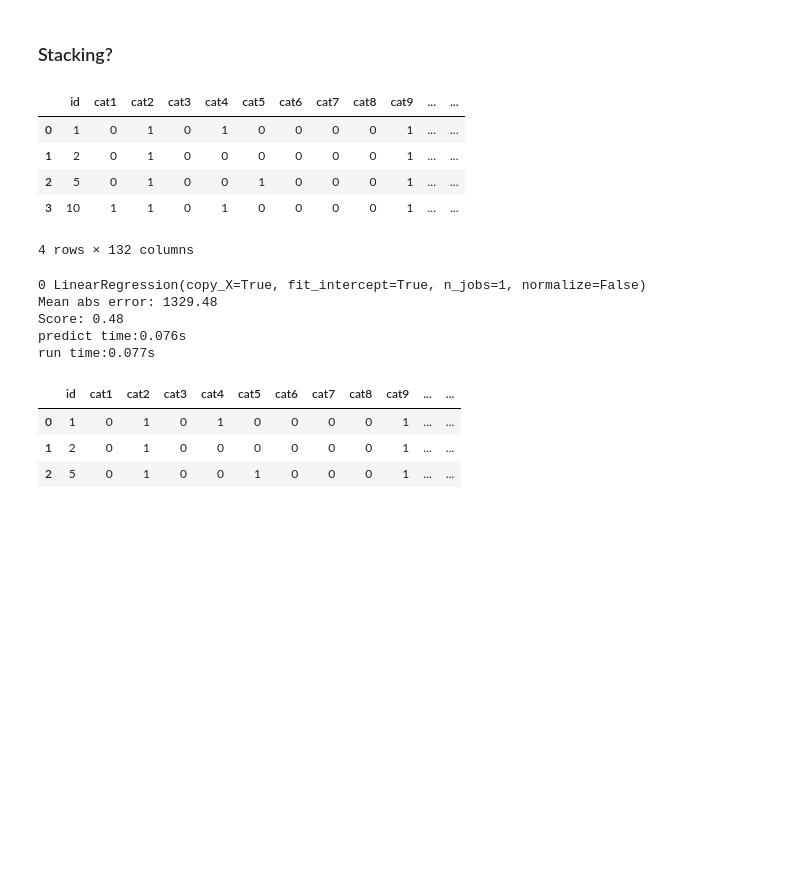
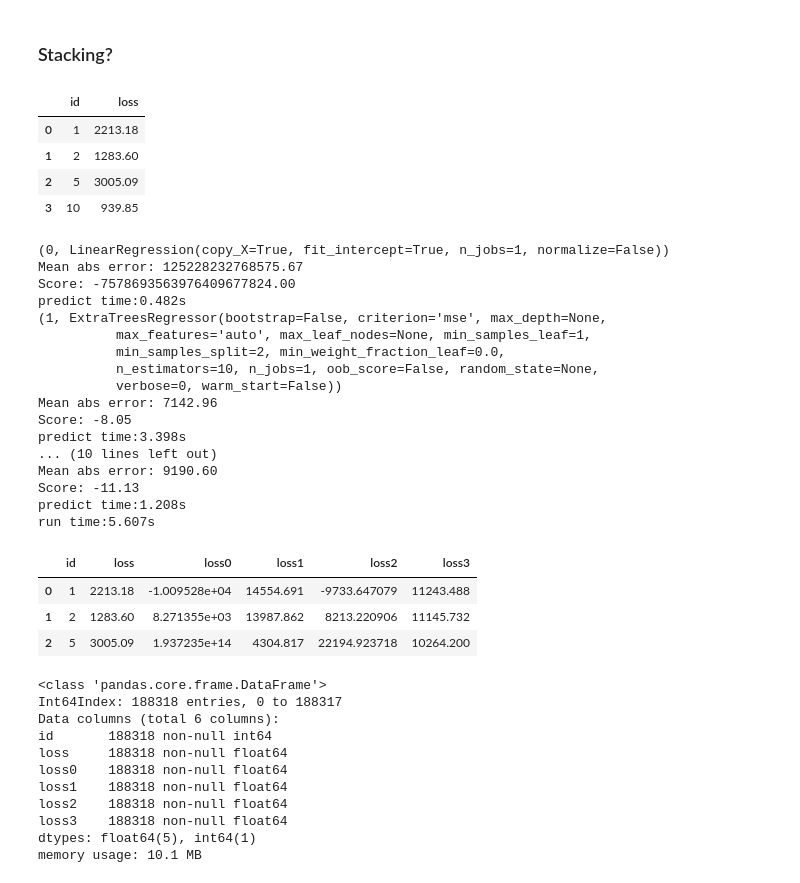
Before and after one commit to llathrop/Kagglescripts, a Jupyter notebook: allstate-claim-severity/notebook.ipynb, the cells around one changed output. Cells and saved outputs as stored; diff of their text form; code cells hidden in the pictures; blank space fills up the shorter version.

```diff
--- a/allstate-claim-severity/notebook.ipynb
+++ b/allstate-claim-severity/notebook.ipynb
@@ -11,7 +11,8 @@ import numpy as np # linear algebra
 import pandas as pd # data processing, CSV file I/O (e.g. pd.read_csv)
 
 from sklearn.cross_validation import train_test_split, StratifiedShuffleSplit
-from sklearn.linear_model import LinearRegression
+from sklearn.linear_model import LinearRegression,Ridge
+
 from sklearn import decomposition, datasets, ensemble
 from sklearn.cluster import KMeans
 from sklearn.pipeline import Pipeline
@@ -30,5 +31,6 @@ import xgboost as xgb
 
 
 from subprocess import check_output
-print(check_output(["ls", "../input"]).decode("utf8"))
+datadir="./input/"
+print(check_output(["ls", datadir]).decode("utf8"))
 # %% [output]
@@ -118,12 +119,11 @@ def xgbfit(X_train,y_train):
 # %% [markdown]
 ## Load the data!
 # %%
-datadir="../input/"
-data = loadData(datadir,'train.csv')
+data = loadData(datadir,'train.csv.zip')
 display(data.info())
 display(data.head(5))
 
-test_data= loadData(datadir,'test.csv')
+test_data= loadData(datadir,'test.csv.zip')
 display(test_data.info())
 display(test_data.head(5))
 # %% [output]
@@ -399,7 +398,9 @@ run tests of size [50, 28248, 56495, 84743, 112990, 141238]
 regrList=[] # a list of regressions to use
 regrList.append(LinearRegression())
 #regrList.append(SVR()) #long run time, high error!
-#regrList.append(ExtraTreesRegressor())
+regrList.append(ExtraTreesRegressor())
+regrList.append(Ridge())
+
 regrList.append(RandomForestRegressor(n_estimators=10,
                                       #criterion = 'mae',
                                       n_jobs =-1,
@@ -611,42 +627,66 @@ writeData(resultxgb,output_fname)
 # %%
 # I think that for stacking, I take my prediction for each method and retrain on that.
 #cache=[np.array(len(X_train),1)] #make an empty array, to add each prediction set to
-data_with_pred=data.copy()
+data_with_pred=data[['id','loss']].copy()
+
 display(data_with_pred.head(4))
 start_time0 = time.time()
 
-for i in range(len(regrList)-2): #don't use that last regression, it's xgb
+for i in range(len(regrList)-1): #don't use that last regression, it's xgb
     print(i,regrList[i])
     start_time = time.time()
     curr_predict = regrList[i].predict(x)
-    data_with_pred['pred'+str(i)]=curr_predict
+    data_with_pred['loss'+str(i)]=curr_predict
     #cache.append(regrList[i].predict(X_train), axis=1)
 
     print("Mean abs error: {:.2f}".format(np.mean(abs(curr_predict - y))))
     print("Score: {:.2f}".format(regrList[i].score(x, y)))
     print("predict time:{}s".format(round((time.time()-start_time), 3) ))
 print("run time:{}s".format(round((time.time()-start_time0), 3) ))
 
-
+scaler= MinMaxScaler()
 x_with_pred=data_with_pred.drop(['id','loss'],1).fillna(value=0).copy()
 x_with_pred = scaler.fit_transform(x_with_pred)
 display(data_with_pred.head(3))
-del data_with_pred
+display(data_with_pred.info())
+#del data_with_pred
 
 #print(cache[1].shape)
 # %% [output]
-|  | id | cat1 | cat2 | cat3 | cat4 | cat5 | cat6 | cat7 | cat8 | cat9 | ... | ... |
-| 0 | 1 | 0 | 1 | 0 | 1 | 0 | 0 | 0 | 0 | 1 | ... | ... |
-| 1 | 2 | 0 | 1 | 0 | 0 | 0 | 0 | 0 | 0 | 1 | ... | ... |
-| 2 | 5 | 0 | 1 | 0 | 0 | 1 | 0 | 0 | 0 | 1 | ... | ... |
-| 3 | 10 | 1 | 1 | 0 | 1 | 0 | 0 | 0 | 0 | 1 | ... | ... |
+|  | id | loss |
+| 0 | 1 | 2213.18 |
+| 1 | 2 | 1283.60 |
+| 2 | 5 | 3005.09 |
+| 3 | 10 | 939.85 |
-4 rows × 132 columns
+(0, LinearRegression(copy_X=True, fit_intercept=True, n_jobs=1, normalize=False))
+Mean abs error: 125228232768575.67
+Score: -7578693563976409677824.00
+predict time:0.482s
+(1, ExtraTreesRegressor(bootstrap=False, criterion='mse', max_depth=None,
+          max_features='auto', max_leaf_nodes=None, min_samples_leaf=1,
+          min_samples_split=2, min_weight_fraction_leaf=0.0,
+          n_estimators=10, n_jobs=1, oob_score=False, random_state=None,
+          verbose=0, warm_start=False))
+Mean abs error: 7142.96
+Score: -8.05
+predict time:3.398s
+... (10 lines left out)
+Mean abs error: 9190.60
+Score: -11.13
+predict time:1.208s
+run time:5.607s
+|  | id | loss | loss0 | loss1 | loss2 | loss3 |
+| 0 | 1 | 2213.18 | -1.009528e+04 | 14554.691 | -9733.647079 | 11243.488 |
+| 1 | 2 | 1283.60 | 8.271355e+03 | 13987.862 | 8213.220906 | 11145.732 |
+| 2 | 5 | 3005.09 | 1.937235e+14 | 4304.817 | 22194.923718 | 10264.200 |
-0 LinearRegression(copy_X=True, fit_intercept=True, n_jobs=1, normalize=False)
-Mean abs error: 1329.48
-Score: 0.48
-predict time:0.076s
-run time:0.077s
+<class 'pandas.core.frame.DataFrame'>
+Int64Index: 188318 entries, 0 to 188317
+Data columns (total 6 columns):
+id       188318 non-null int64
+loss     188318 non-null float64
+loss0    188318 non-null float64
+loss1    188318 non-null float64
+loss2    188318 non-null float64
+loss3    188318 non-null float64
+dtypes: float64(5), int64(1)
+memory usage: 10.1 MB
-|  | id | cat1 | cat2 | cat3 | cat4 | cat5 | cat6 | cat7 | cat8 | cat9 | ... | ... |
-| 0 | 1 | 0 | 1 | 0 | 1 | 0 | 0 | 0 | 0 | 1 | ... | ... |
-| 1 | 2 | 0 | 1 | 0 | 0 | 0 | 0 | 0 | 0 | 1 | ... | ... |
-| 2 | 5 | 0 | 1 | 0 | 0 | 1 | 0 | 0 | 0 | 1 | ... | ... |
```
Also changed, not shown: parts of 21 cells of this notebook.
